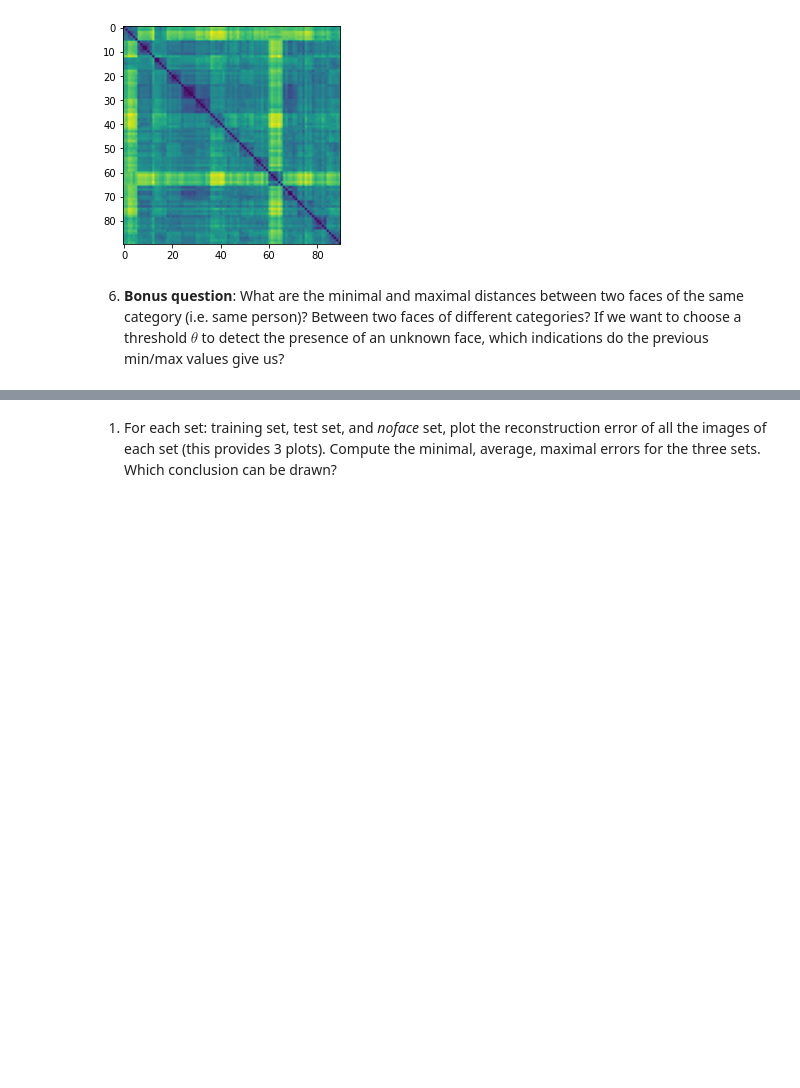
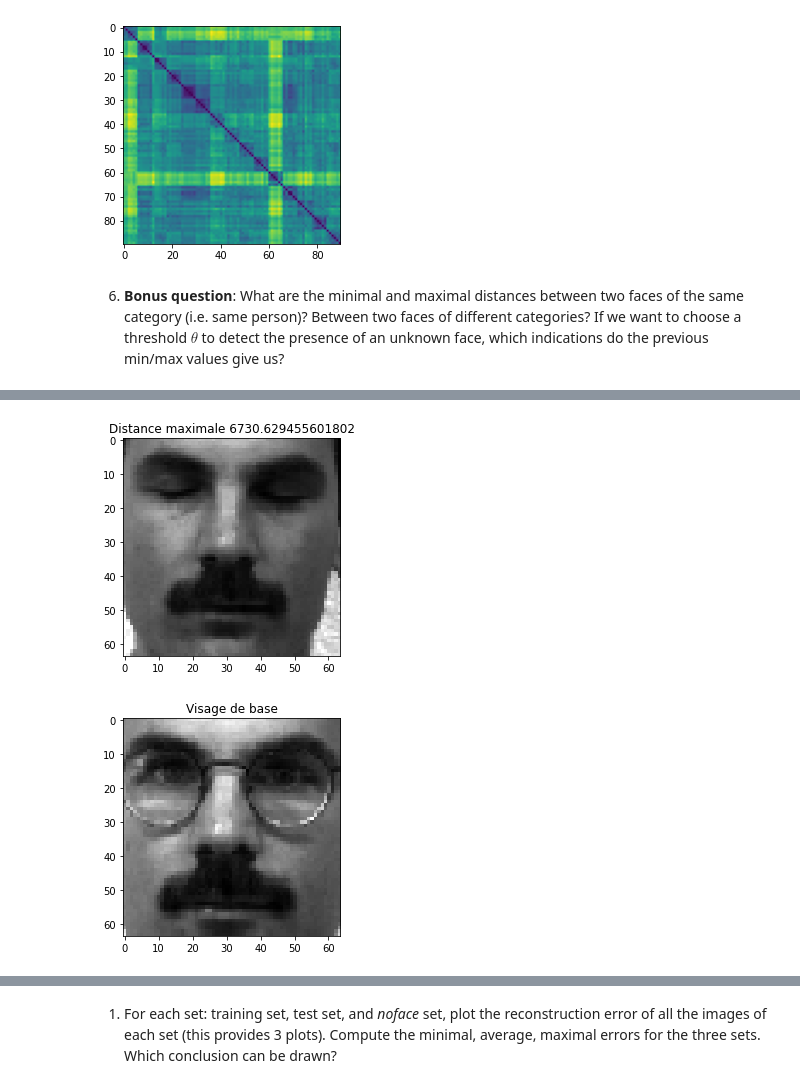
Before and after one commit to hanzopgp/MasterBioInformaticsPTs, a Jupyter notebook: S1/BIMA/TME9/TME9-10DurandKordon.ipynb, the cells around one changed output, grey strips where cells are left out. Cells and saved outputs as stored; diff of their text form; code cells hidden in the pictures; blank space fills up the shorter version.

```diff
--- a/S1/BIMA/TME9/TME9-10DurandKordon.ipynb
+++ b/S1/BIMA/TME9/TME9-10DurandKordon.ipynb
@@ -562,0 +609,10 @@ plt.show()
+# %%
+plt.imshow(deflat(X_train[:,result2[0][0]]).T)
+plt.title("Distance maximale " + str(maxs.max()))
+plt.show()
+plt.imshow(deflat(X_train[:,6]).T)
+plt.title("Visage de base")
+plt.show()
+# %% [output]
+[figure, added]
+[figure, added]
```
Also changed, not shown: parts of 10 cells of this notebook, 18 other files.
